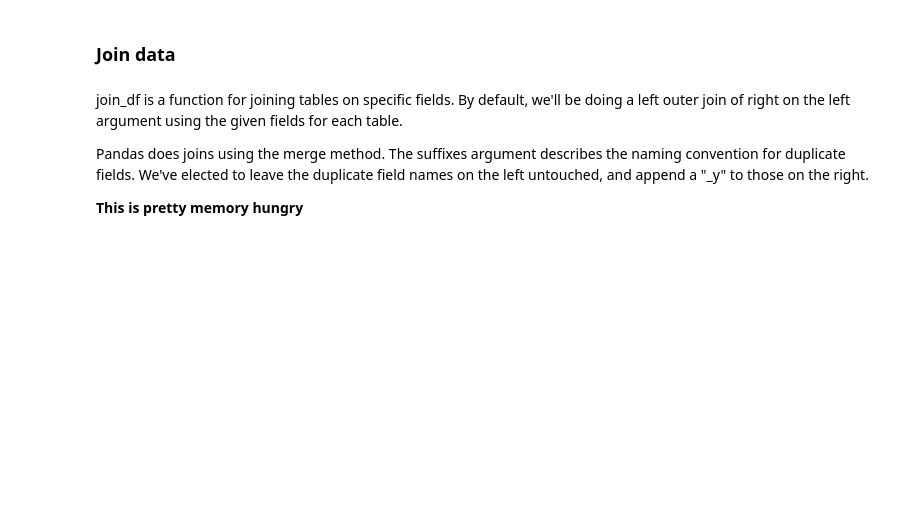
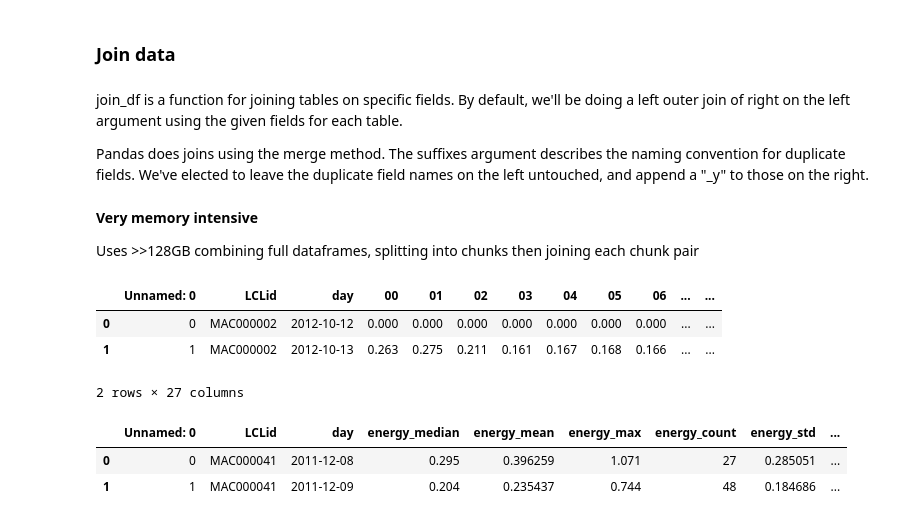
Before and after one commit to sofiary/teamunicornn, a Jupyter notebook: challenge_1/notebooks/data_wrangling.ipynb, the cells around one changed output. Cells and saved outputs as stored; diff of their text form; code cells hidden in the pictures; blank space fills up the shorter version.

Commit message:
Data wrangling

```diff
--- a/challenge_1/notebooks/data_exploration.ipynb
+++ b/challenge_1/notebooks/data_wrangling.ipynb
@@ -242,0 +313,2 @@ uk_bank_holidays
+# %%
+hh = pd.read_csv('../input/merged_data/halfhourly_all_pivoted.csv', low_memory=False)
@@ -242,0 +342,2 @@ uk_bank_holidays
+# %%
+hh['LCL_day_uid'] = hh['LCLid'] + '_' + hh['day']
@@ -246,10 +359,25 @@ uk_bank_holidays
 join_df is a function for joining tables on specific fields. By default, we'll be doing a left outer join of right on the left argument using the given fields for each table.
 
 Pandas does joins using the merge method. The suffixes argument describes the naming convention for duplicate fields. We've elected to leave the duplicate field names on the left untouched, and append a "_y" to those on the right.
-
-**This is pretty memory hungry**
+# %% [markdown]
+**Very memory intensive**
+
+Uses >>128GB combining full dataframes, splitting into chunks then joining each chunk pair
 # %%
 def join_df(left, right, left_on, right_on=None, suffix='_y'):
     if right_on is None: right_on = left_on
     return left.merge(right, how='left', left_on=left_on, right_on=right_on,
                       suffixes=("", suffix))
+# %%
+hh.head(n=2)
+# %% [output]
+|  | Unnamed: 0 | LCLid | day | 00 | 01 | 02 | 03 | 04 | 05 | 06 | ... | ... |
+| 0 | 0 | MAC000002 | 2012-10-12 | 0.000 | 0.000 | 0.000 | 0.000 | 0.000 | 0.000 | 0.000 | ... | ... |
+| 1 | 1 | MAC000002 | 2012-10-13 | 0.263 | 0.275 | 0.211 | 0.161 | 0.167 | 0.168 | 0.166 | ... | ... |
+2 rows × 27 columns
+# %%
+tables[0].head(n=2)
+# %% [output]
+|  | Unnamed: 0 | LCLid | day | energy_median | energy_mean | energy_max | energy_count | energy_std | ... |
+| 0 | 0 | MAC000041 | 2011-12-08 | 0.295 | 0.396259 | 1.071 | 27 | 0.285051 | ... |
+| 1 | 1 | MAC000041 | 2011-12-09 | 0.204 | 0.235437 | 0.744 | 48 | 0.184686 | ... |
```
Also changed, not shown: parts of 39 cells of this notebook, 1 other file.
